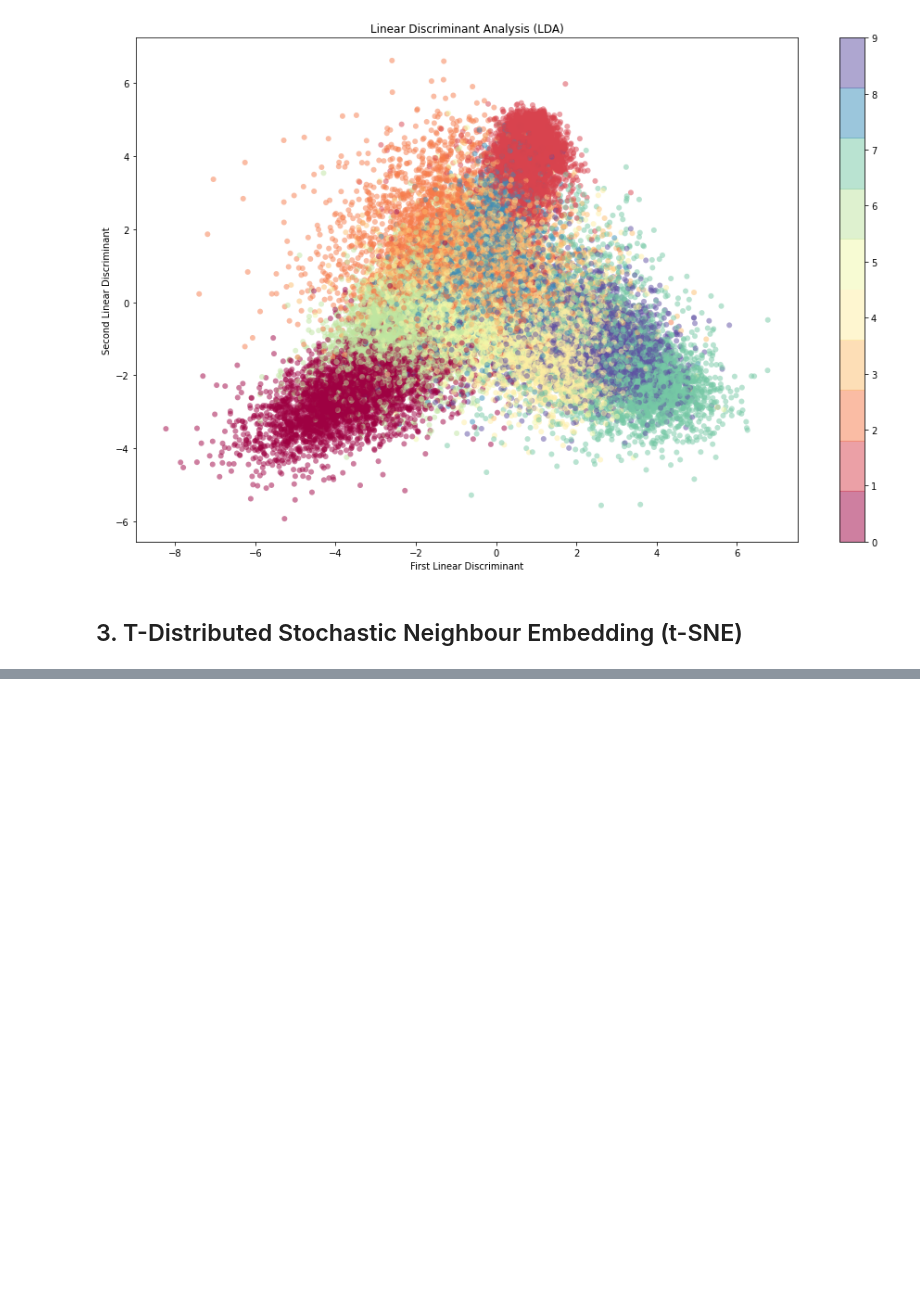
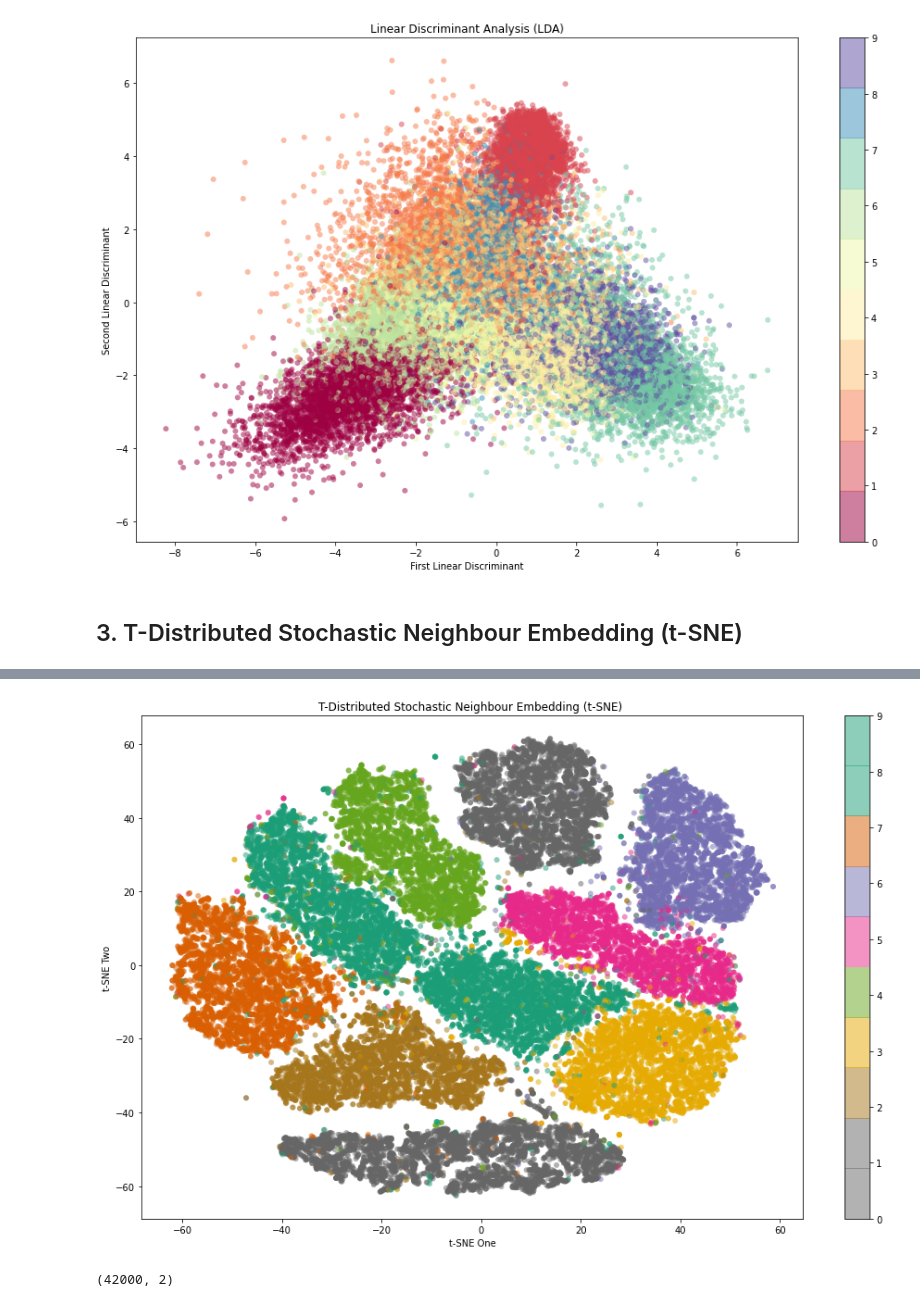
Before and after one commit to NikhilSKashyap/11-Projects-to-DataScience, a Jupyter notebook: 10.PCA.ipynb, the cells around one changed output, grey strips where cells are left out. Cells and saved outputs as stored; diff of their text form; code cells hidden in the pictures; blank space fills up the shorter version.

```diff
--- a/10.PCA.ipynb
+++ b/10.PCA.ipynb
@@ -218,9 +219,15 @@ tsne_results = tsne.fit_transform(X30)
 # %%
 plt.figure(figsize=(16,10))
 plt.scatter(tsne_results[:, 0], tsne_results[:, 1],
             c=Y, edgecolor='none', alpha=0.5,
-            cmap=plt.cm.get_cmap('Spectral', 10))
+            cmap=plt.cm.get_cmap('Dark2_r', 10))
 plt.title('T-Distributed Stochastic Neighbour Embedding (t-SNE) ')
 plt.xlabel('t-SNE One')
 plt.ylabel('t-SNE Two')
 plt.colorbar();
+# %% [output]
+[figure, added]
+# %%
+tsne_results.shape
+# %% [output]
+(42000, 2)
```
Also changed, not shown: parts of 1 cell of this notebook.
